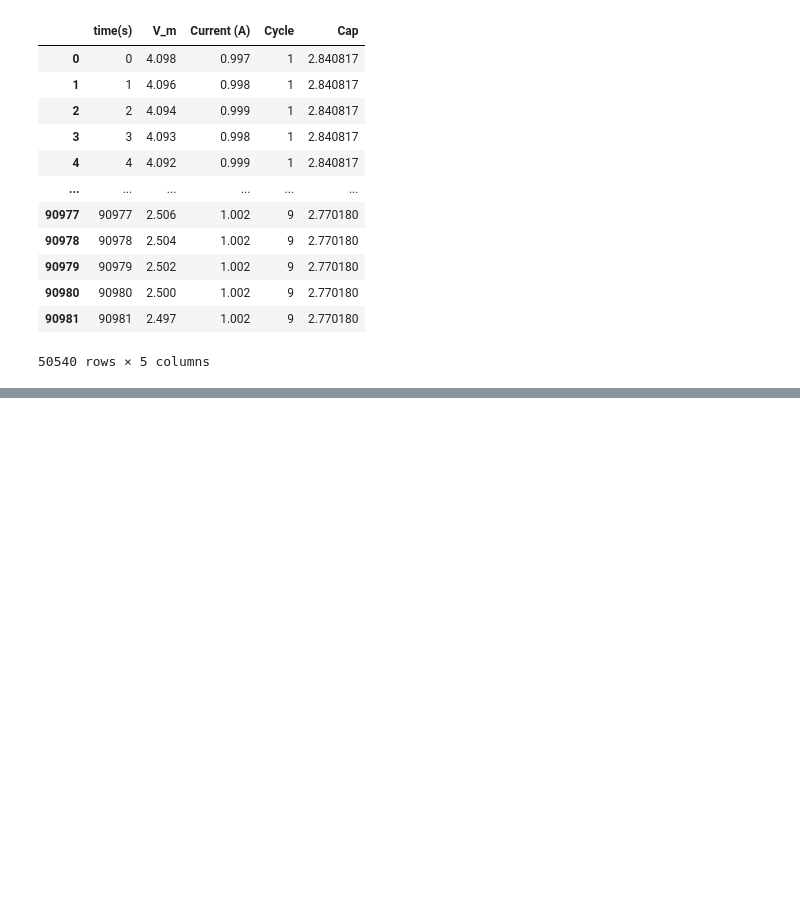
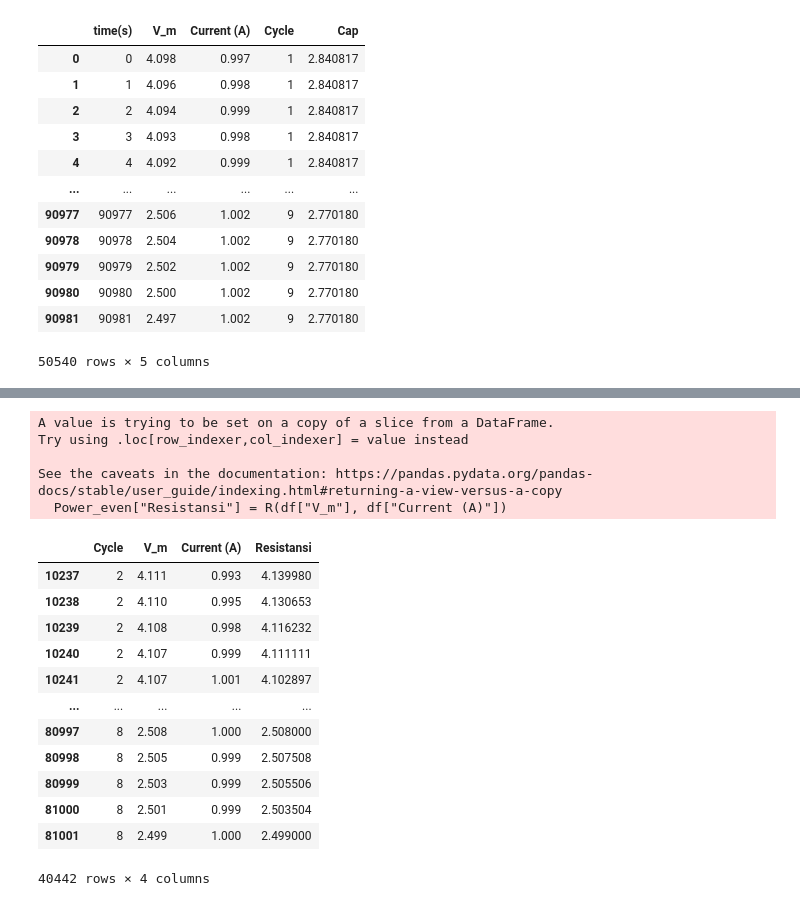
Before and after one commit to Farandausten/LiveCode, a Jupyter notebook: LIVECODE1.ipynb, the cells around one changed output, grey strips where cells are left out. Cells and saved outputs as stored; diff of their text form; code cells hidden in the pictures; blank space fills up the shorter version.

```diff
--- a/LIVECODE1.ipynb
+++ b/LIVECODE1.ipynb
@@ -230,0 +312,28 @@ dtype: object
+# %%
+genap = df[df['Cycle'] % 2 == 0]
+# %%
+def R(V, I):
+    return V/I
+# %%
+Power_even = genap[['Cycle','V_m','Current (A)']]
+Power_even["Resistansi"] = R(df["V_m"], df["Current (A)"])
+Power_even
+# %% [output]
+A value is trying to be set on a copy of a slice from a DataFrame.
+Try using .loc[row_indexer,col_indexer] = value instead
+
+See the caveats in the documentation: https://pandas.pydata.org/pandas-docs/stable/user_guide/indexing.html#returning-a-view-versus-a-copy
+  Power_even["Resistansi"] = R(df["V_m"], df["Current (A)"])
+|  | Cycle | V_m | Current (A) | Resistansi |
+| 10237 | 2 | 4.111 | 0.993 | 4.139980 |
+| 10238 | 2 | 4.110 | 0.995 | 4.130653 |
+| 10239 | 2 | 4.108 | 0.998 | 4.116232 |
+| 10240 | 2 | 4.107 | 0.999 | 4.111111 |
+| 10241 | 2 | 4.107 | 1.001 | 4.102897 |
+| ... | ... | ... | ... | ... |
+| 80997 | 8 | 2.508 | 1.000 | 2.508000 |
+| 80998 | 8 | 2.505 | 0.999 | 2.507508 |
+| 80999 | 8 | 2.503 | 0.999 | 2.505506 |
+| 81000 | 8 | 2.501 | 0.999 | 2.503504 |
+| 81001 | 8 | 2.499 | 1.000 | 2.499000 |
+40442 rows × 4 columns
```
Also changed, not shown: parts of 26 cells of this notebook.
